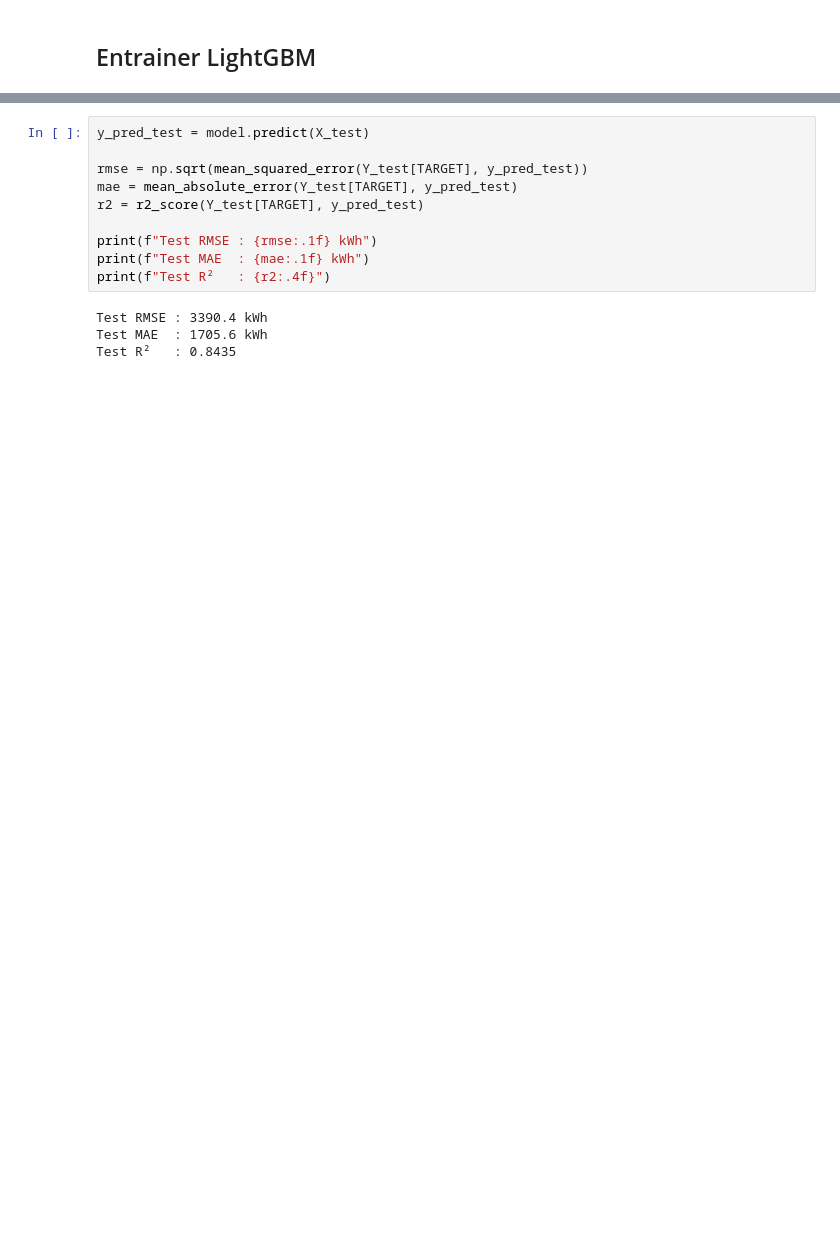
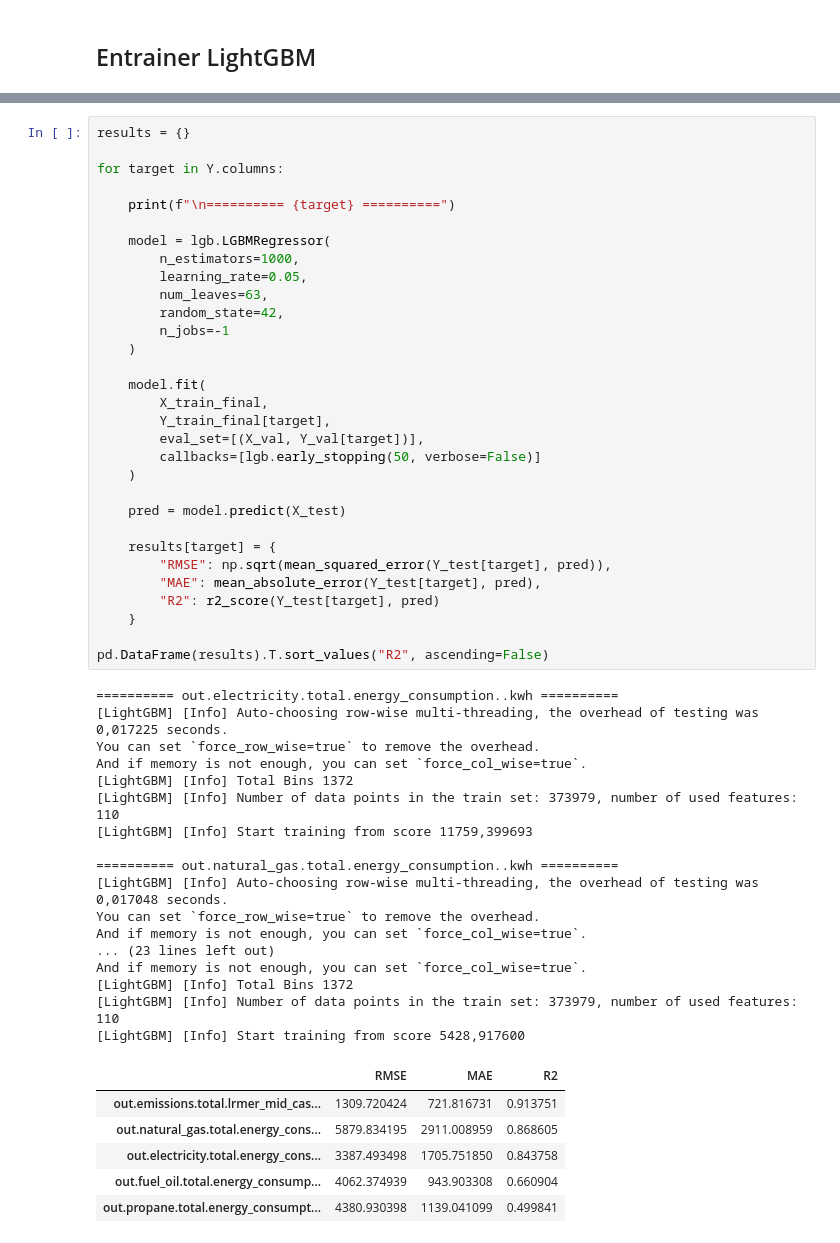
Before and after one commit to BOUBAKERAMDY/FlexiMax, a Jupyter notebook: notebooks/05_deeplearning/lightgbm_stratified.ipynb, the cells around one changed output, grey strips where cells are left out. Cells and saved outputs as stored; diff of their text form; blank space fills up the shorter version.

```diff
--- a/notebooks/05_deeplearning/lightgbm_stratified.ipynb
+++ b/notebooks/05_deeplearning/lightgbm_stratified.ipynb
@@ -158,15 +124,56 @@ Meilleure itération : 1000
-# %%
-y_pred_test = model.predict(X_test)
-
-rmse = np.sqrt(mean_squared_error(Y_test[TARGET], y_pred_test))
-mae = mean_absolute_error(Y_test[TARGET], y_pred_test)
-r2 = r2_score(Y_test[TARGET], y_pred_test)
-
-print(f"Test RMSE : {rmse:.1f} kWh")
-print(f"Test MAE  : {mae:.1f} kWh")
-print(f"Test R²   : {r2:.4f}")
-# %% [output]
-Test RMSE : 3390.4 kWh
-Test MAE  : 1705.6 kWh
-Test R²   : 0.8435
+# %%
+results = {}
+
+for target in Y.columns:
+
+    print(f"\n========== {target} ==========")
+
+    model = lgb.LGBMRegressor(
+        n_estimators=1000,
+        learning_rate=0.05,
+        num_leaves=63,
+        random_state=42,
+        n_jobs=-1
+    )
+
+    model.fit(
+        X_train_final,
+        Y_train_final[target],
+        eval_set=[(X_val, Y_val[target])],
+        callbacks=[lgb.early_stopping(50, verbose=False)]
+    )
+
+    pred = model.predict(X_test)
+
+    results[target] = {
+        "RMSE": np.sqrt(mean_squared_error(Y_test[target], pred)),
+        "MAE": mean_absolute_error(Y_test[target], pred),
+        "R2": r2_score(Y_test[target], pred)
+    }
+
+pd.DataFrame(results).T.sort_values("R2", ascending=False)
+# %% [output]
+========== out.electricity.total.energy_consumption..kwh ==========
+[LightGBM] [Info] Auto-choosing row-wise multi-threading, the overhead of testing was 0,017225 seconds.
+You can set `force_row_wise=true` to remove the overhead.
+And if memory is not enough, you can set `force_col_wise=true`.
+[LightGBM] [Info] Total Bins 1372
+[LightGBM] [Info] Number of data points in the train set: 373979, number of used features: 110
+[LightGBM] [Info] Start training from score 11759,399693
+
+========== out.natural_gas.total.energy_consumption..kwh ==========
+[LightGBM] [Info] Auto-choosing row-wise multi-threading, the overhead of testing was 0,017048 seconds.
+You can set `force_row_wise=true` to remove the overhead.
+And if memory is not enough, you can set `force_col_wise=true`.
+... (23 lines left out)
+And if memory is not enough, you can set `force_col_wise=true`.
+[LightGBM] [Info] Total Bins 1372
+[LightGBM] [Info] Number of data points in the train set: 373979, number of used features: 110
+[LightGBM] [Info] Start training from score 5428,917600
+|  | RMSE | MAE | R2 |
+| out.emissions.total.lrmer_mid_cas... | 1309.720424 | 721.816731 | 0.913751 |
+| out.natural_gas.total.energy_cons... | 5879.834195 | 2911.008959 | 0.868605 |
+| out.electricity.total.energy_cons... | 3387.493498 | 1705.751850 | 0.843758 |
+| out.fuel_oil.total.energy_consump... | 4062.374939 | 943.903308 | 0.660904 |
+| out.propane.total.energy_consumpt... | 4380.930398 | 1139.041099 | 0.499841 |
 # %%
```
Also changed, not shown: parts of 9 cells of this notebook.
